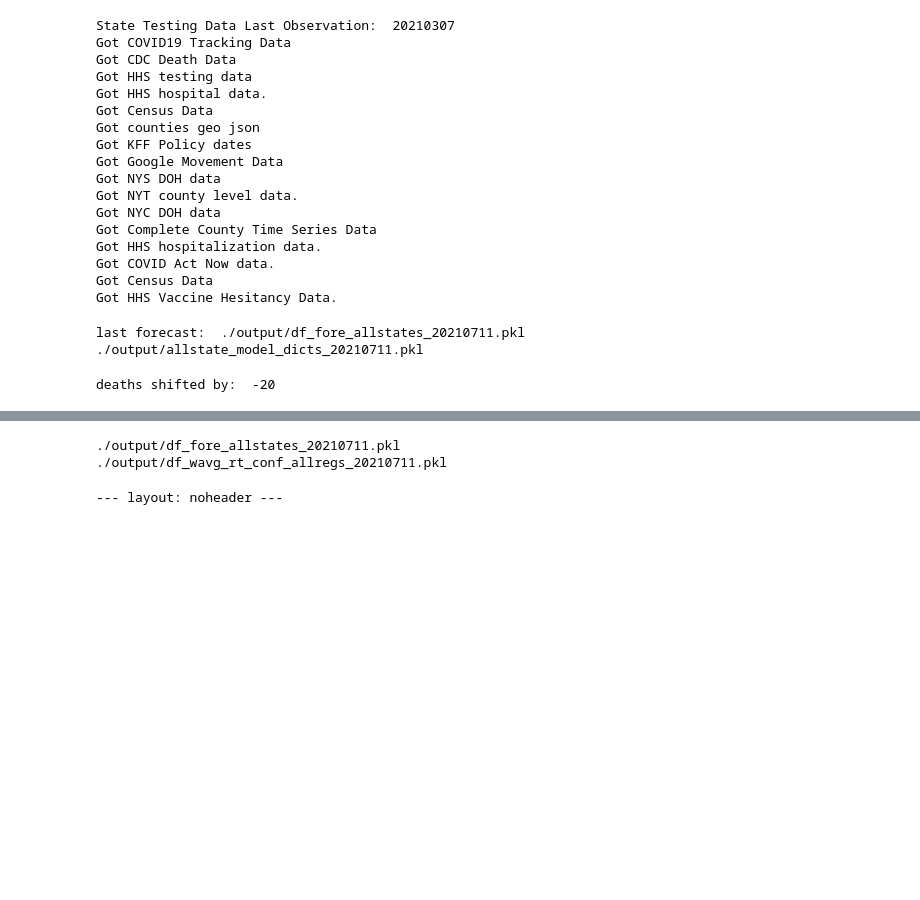
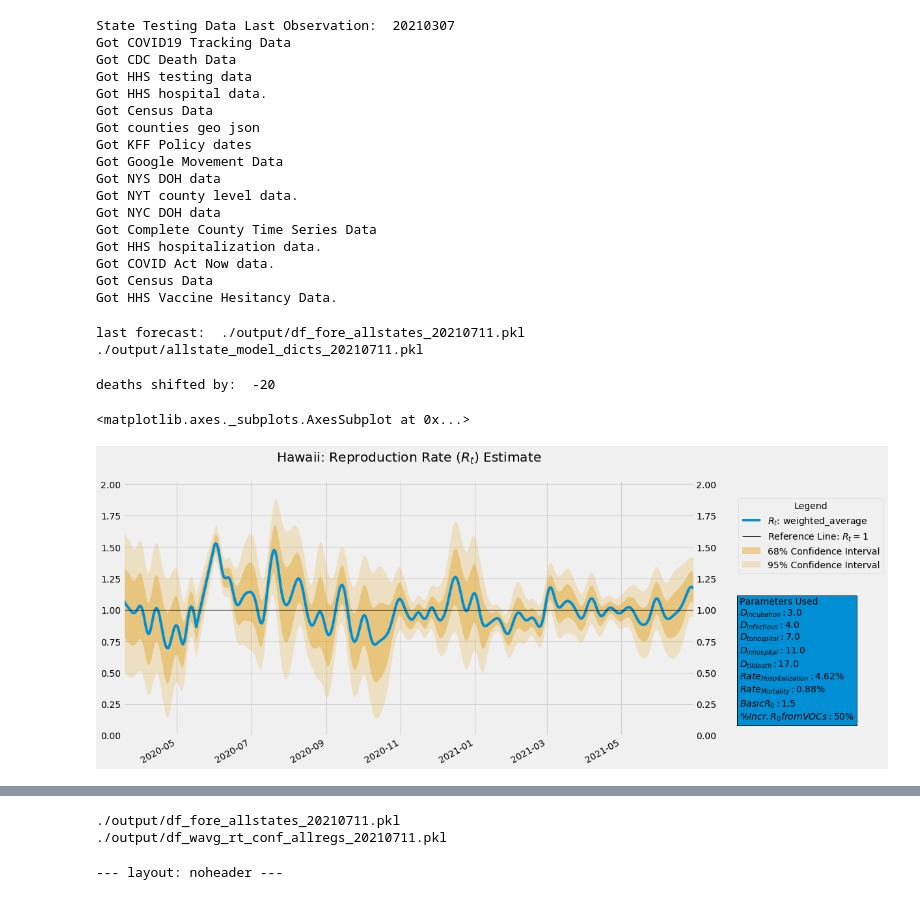
Before and after one commit to donnellymjd/coronita, a Jupyter notebook: model_w_vaccines.ipynb, the cells around one changed output, grey strips where cells are left out. Saved outputs shown, nothing was run; the diff lists cells and outputs as text; code cells hidden in the pictures; blank space fills up the shorter version.

```diff
--- a/model_w_vaccines.ipynb
+++ b/model_w_vaccines.ipynb
@@ -111,7 +111,7 @@ with open(latest_file, 'rb') as handle:
 last forecast:  ./output/df_fore_allstates_20210711.pkl
 ./output/allstate_model_dicts_20210711.pkl
 # %%
-state= 'NY'
+state= 'HI'
 
 model_dict = make_model_dict_state(state, abbrev_us_state, df_census, df_st_testing_fmt, df_hhs_hosp,
                                    df_can, df_counties, df_vax_hes,
@@ -121,3 +121,8 @@ model_dict = make_model_dict_state(state, abbrev_us_state, df_census, df_st_test
                                       )
 # %% [output]
 deaths shifted by:  -20
+# %%
+ch_rt_confid(model_dict)
+# %% [output]
+<matplotlib.axes._subplots.AxesSubplot at 0x...>
+[figure, added]
```
Also changed, not shown: parts of 12 cells of this notebook, 4 other files.
